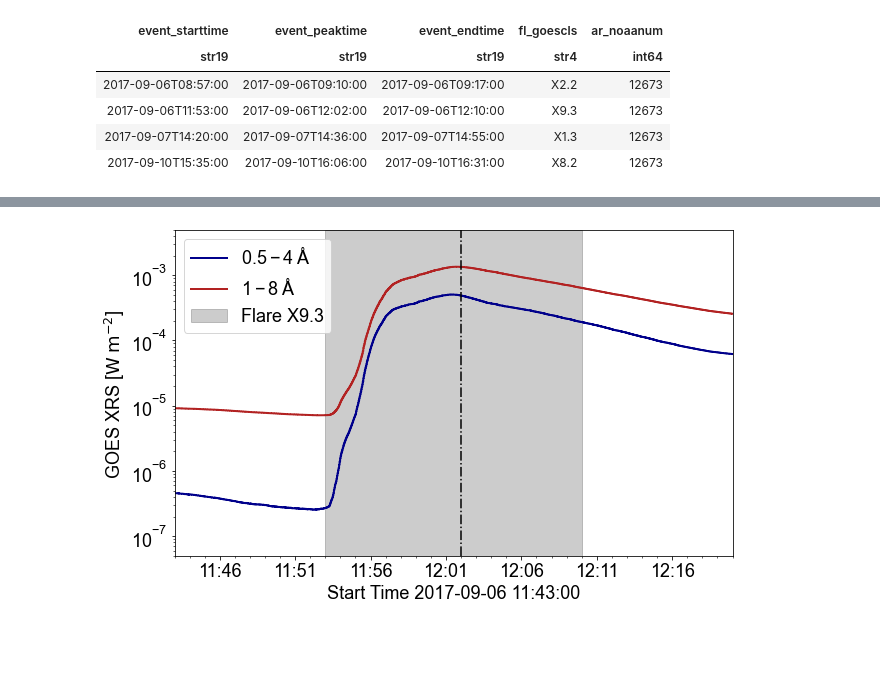
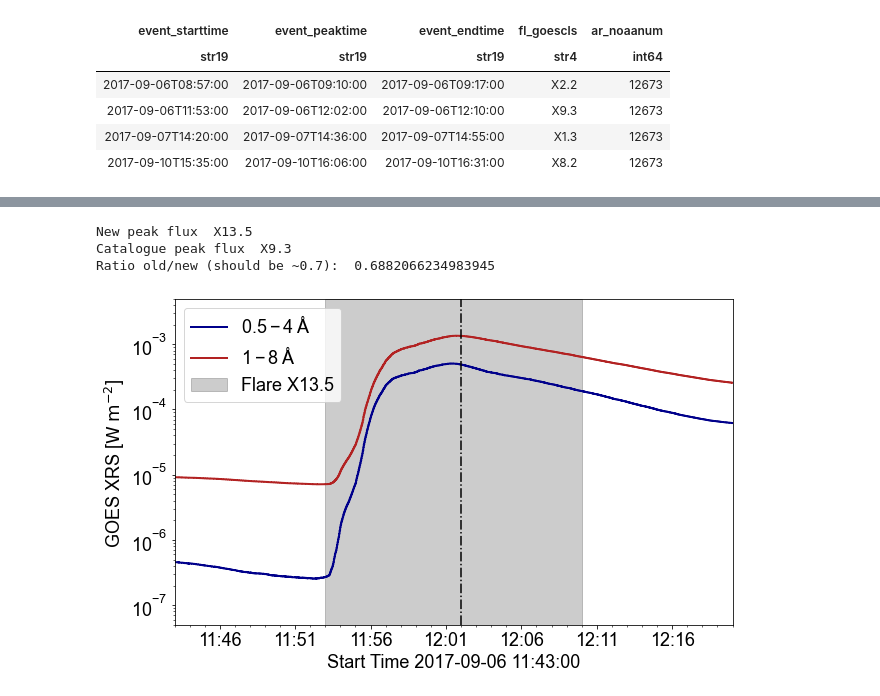
Before and after one commit to ianan/xrs_example, a Jupyter notebook: hek_xrs15_example.ipynb, the cells around one changed output, grey strips where cells are left out. Saved outputs shown, nothing was run; the diff lists cells and outputs as text; code cells hidden in the pictures; blank space fills up the shorter version.

```diff
--- a/hek_xrs15_example.ipynb
+++ b/hek_xrs15_example.ipynb
@@ -86,37 +89,52 @@ tg15=g15.truncate(tflrange.start.iso,tflrange.end.iso)
 tg_tims=tg15.index
 tg_x05=tg15.quantity("xrsa").value
 tg_x18=tg15.quantity("xrsb").value
+# %%
+# What is the peak flux in the GOES data now as data has been reprocessed to remove scaling but catalogue values not changed?
+# i.e. https://satdat.ngdc.noaa.gov/sem/goes/data/science/xrs/GOES_13-15_XRS_Science-Quality_Data_Readme.pdf
+max18=max(tg_x18)
+new_fl_goescls="X{0:.1f}".format(1e4*max18)
+print("New peak flux ",new_fl_goescls)
+print("Catalogue peak flux ",shrt_res[1]["fl_goescls"])
+print("Ratio old/new (should be ~0.7): ",float(shrt_res[1]["fl_goescls"][1:])/(1e4*max18))
+# %% [output]
+New peak flux  X13.5
+Catalogue peak flux  X9.3
+Ratio old/new (should be ~0.7):  0.6882066234983945
 # %%
 # And then plot it all
 tfl=a.Time(shrt_res[1]["event_starttime"],shrt_res[1]["event_endtime"])
 
 plt.rcParams.update({'font.size': 18,'font.family':"sans-serif",\
                          'font.sans-serif':"Arial",'mathtext.default':"regular"})
 
 fig,ax = plt.subplots(figsize=(10, 6))
 plt.plot(tg_tims,tg_x05,drawstyle='steps-post',marker=None,color='darkblue',lw=2,label='$0.5-4\;\AA$')
 plt.plot(tg_tims,tg_x18,drawstyle='steps-post',marker=None,color='firebrick',lw=2,label='$1-8\;\AA$')
 
 ax.set_ylabel("GOES XRS [$\mathrm{W\;m^{-2}}$] ")
 ax.set_xlabel("Start Time "+tflrange.start.iso[:-4])
 ax.set_yscale("log")
 ax.set_ylim([5e-8,5e-3])
 ax.set_xlim([tflrange.start.datetime,tflrange.end.datetime])
 myFmt = matplotlib.dates.DateFormatter('%H:%M')
 majorx= matplotlib.dates.MinuteLocator(interval=5)
 minorx= matplotlib.dates.MinuteLocator(interval=1)
 ax.xaxis.set_major_locator(majorx)
 ax.xaxis.set_minor_locator(minorx)
 ax.xaxis.set_major_formatter(myFmt)
 
 # Using sunpy parse_time here to produce datetime version from string
 ax.axvline(parse_time(shrt_res[1]["event_peaktime"]).datetime,color='black',ls='-.')
 # tfl is a sunpy attrs time range so easy to get datetime out
-ax.axvspan(tfl.start.datetime,tfl.end.datetime,color='black',alpha=0.2, label='Flare '+shrt_res[1]["fl_goescls"])
+# ax.axvspan(tfl.start.datetime,tfl.end.datetime,color='black',alpha=0.2, label='Flare '+shrt_res[1]["fl_goescls"])
+# Label with the new GOES class
+ax.axvspan(tfl.start.datetime,tfl.end.datetime,color='black',alpha=0.2, label='Flare '+new_fl_goescls)
+
 
 plt.legend()
 # plt.tight_layout()
 # plt.savefig('xflare.pdf')
 plt.show()
 # %% [output]
-[figure, old version]
+[figure, new version]
```
Also changed, not shown: parts of 2 cells of this notebook, 2 other files.
